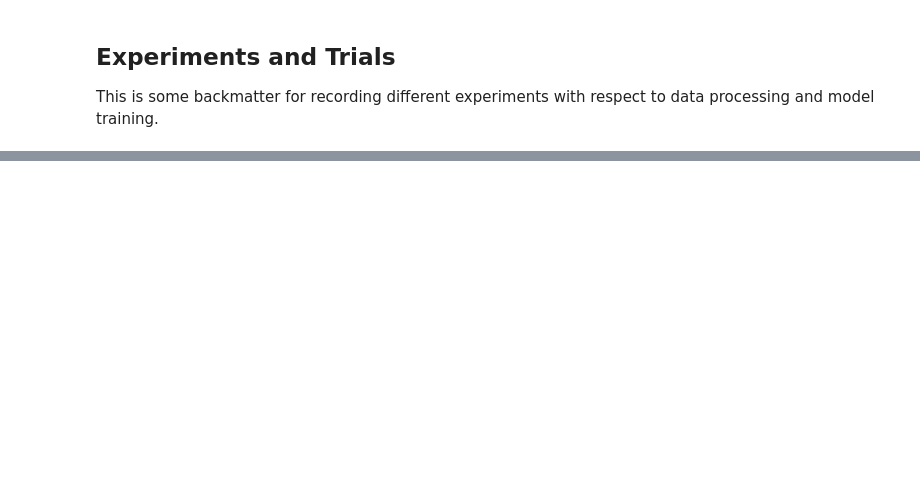
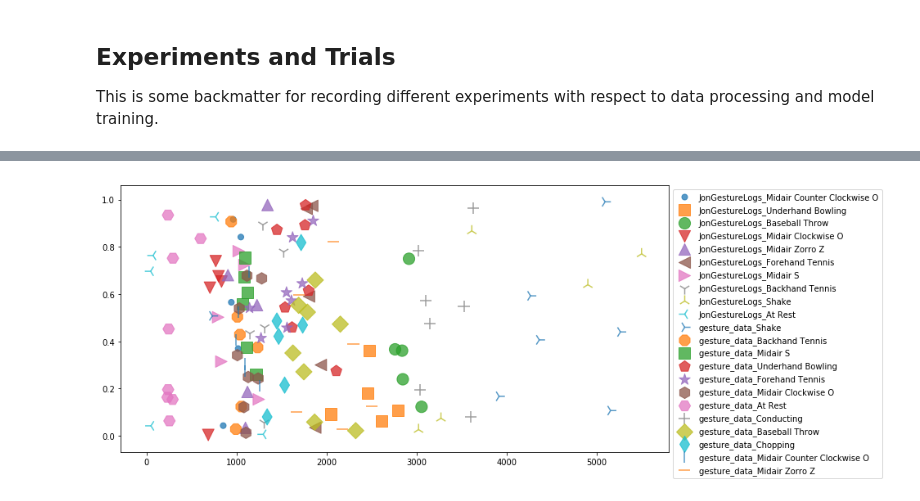
Before and after one commit to jraisher/CSEP590, a Jupyter notebook: notebooks/assignment2.ipynb, the cells around one changed output, grey strips where cells are left out. Cells and saved outputs as stored; diff of their text form; code cells hidden in the pictures; blank space fills up the shorter version.

```diff
--- a/notebooks/assignment2.ipynb
+++ b/notebooks/assignment2.ipynb
@@ -721,0 +738,80 @@ ipywidgets.interact(DisplayDebugAccelVisualization, gestureName=sorted(mapGestur
+# %%
+# TODO: brainstorm and experiment with at least five features that you think might be highly differentiable in the
+# gesture dataset. I've started by plotting two simple features: the maximum magnitude and the length of the trial
+
+import itertools
+
+mapMarkerToDesc = {
+    ".":"point",
+    ",":"pixel",
+    "o":"circle",
+    "v":"triangle_down",
+    "^":"triangle_up",
+    "<":"triangle_left",
+    ">":"triangle_right",
+    "1":"tri_down",
+    "2":"tri_up",
+    "3":"tri_left",
+    "4":"tri_right",
+    "8":"octagon",
+    "s":"square",
+    "p":"pentagon",
+    "*":"star",
+    "h":"hexagon1",
+    "H":"hexagon2",
+    "+":"plus",
+    "D":"diamond",
+    "d":"thin_diamond",
+    "|":"vline",
+    "_":"hline"
+}
+
+# Plots the maximum magnitude of each trial's acceleration signal
+markers = list(mapMarkerToDesc.keys())
+marker = itertools.cycle(markers)
+plt.figure(figsize=(12, 6))
+for gestureName, trials in mapGestureToTrials.items():
+    features = []
+    features.append(list(trial.accel.mag.max() for trial in trials))  # 0
+    features.append(list(trial.accel.mag.std() for trial in trials))  # 1
+    features.append(list(trial.accel.mag.min() for trial in trials))  # 2
+    features.append(list(trial.accel.mag.mean() for trial in trials))  # 3
+    features.append(list(trial.accel.x.max() for trial in trials))  # 4
+    features.append(list(trial.accel.x.std() for trial in trials))  # 5
+    features.append(list(trial.accel.x.min() for trial in trials))  # 6
+    features.append(list(trial.accel.x.mean() for trial in trials))  # 7
+    features.append(list(trial.accel.y.max() for trial in trials))  # 8
+    features.append(list(trial.accel.y.std() for trial in trials))  # 9
+    features.append(list(trial.accel.y.min() for trial in trials))  # 10
+    features.append(list(trial.accel.y.mean() for trial in trials))  # 11
+    features.append(list(trial.accel.z.max() for trial in trials))  # 12
+    features.append(list(trial.accel.z.std() for trial in trials))  # 13
+    features.append(list(trial.accel.z.min() for trial in trials))  # 14
+    features.append(list(trial.accel.z.mean() for trial in trials))  # 15
+    features.append(list(trial.gyro.mag.max() for trial in trials))  # 16
+    features.append(list(trial.gyro.mag.std() for trial in trials))  # 17
+    features.append(list(trial.gyro.mag.min() for trial in trials))  # 18
+    features.append(list(trial.gyro.mag.mean() for trial in trials))  # 19
+    features.append(list(trial.gyro.x.max() for trial in trials))  # 20
+    features.append(list(trial.gyro.x.std() for trial in trials))  # 21
+    features.append(list(trial.gyro.x.min() for trial in trials))  # 22
+    features.append(list(trial.gyro.x.mean() for trial in trials))  # 23
+    features.append(list(trial.gyro.y.max() for trial in trials))  # 24
+    features.append(list(trial.gyro.y.std() for trial in trials))  # 25
+    features.append(list(trial.gyro.y.min() for trial in trials))  # 26
+    features.append(list(trial.gyro.y.mean() for trial in trials))  # 27
+    features.append(list(trial.gyro.z.max() for trial in trials))  # 28
+    features.append(list(trial.gyro.z.std() for trial in trials))  # 29
+    features.append(list(trial.gyro.z.min() for trial in trials))  # 30
+    features.append(list(trial.gyro.z.mean() for trial in trials))  # 31
+    features.append(list(np.absolute(np.fft.fft(trial.accel.mag)).max() for trial in trials))  # 32
+
+
+    z = np.random.rand(len(features[0]))
+    s = [200] * len(a)
+    plt.scatter(features[32], z, alpha=0.75, marker=next(marker), s=s, label=gestureName)
+
+plt.legend(loc='upper left', bbox_to_anchor=(1,1))
+plt.show()
+# %% [output]
+[figure, added]
```
Also changed, not shown: parts of 6 cells of this notebook.
